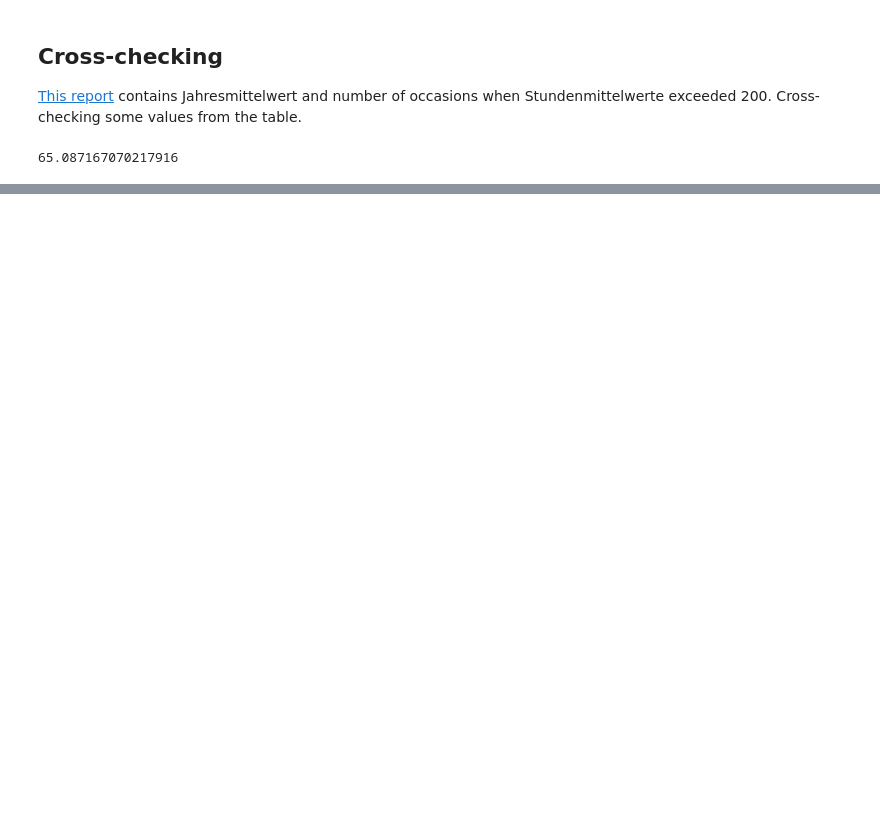
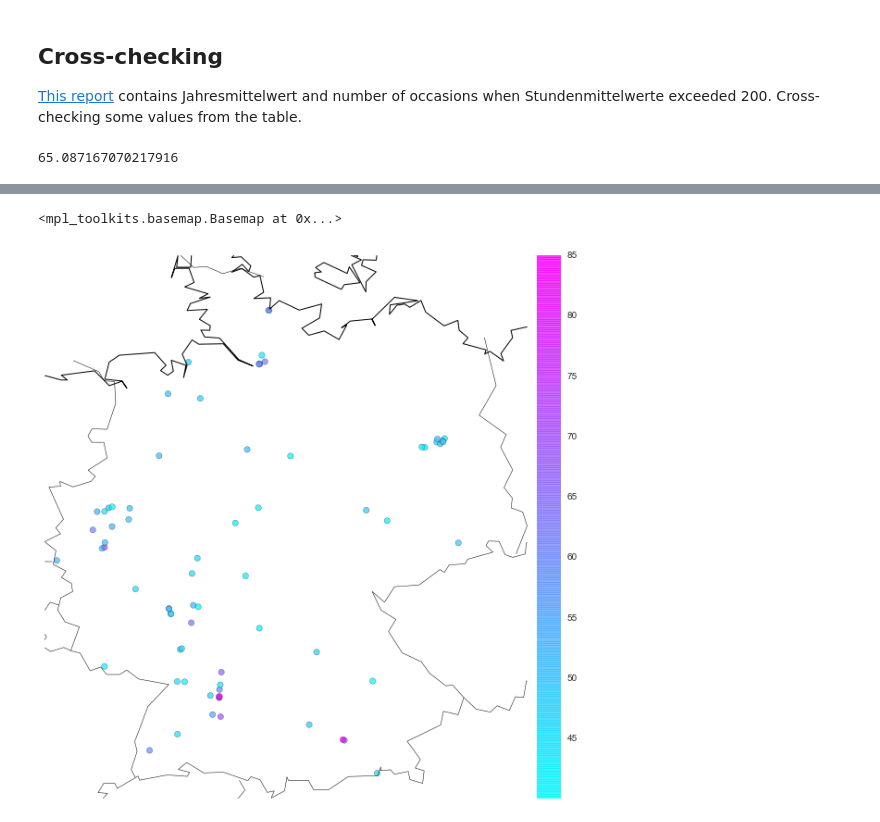
Before and after one commit to correctiv/stickoxide-notebook, a Jupyter notebook: stickoxide.ipynb, the cells around one changed output, grey strips where cells are left out. Drawn from its saved outputs; the diff is of its cells as text; code cells hidden in the pictures; blank space fills up the shorter version.

```diff
--- a/stickoxide.ipynb
+++ b/stickoxide.ipynb
@@ -97,35 +98,3 @@ stations.head()
 | 3 | DEBB004 | Cottbus-LUA | Luftmessstation | COUA | 1991-01-01 | 1991-01-01 | 2003-12-31 | ... |
 | 4 | DEBB005 | Cottbus-City (-Mitte) | Luftmessstation | COCY | 1991-01-01 | 1991-01-01 | 1997-03-31 | ... |
 5 rows × 49 columns
-# %%
-bbox = {
-  'lon': 10.45415,
-  'lat': 51.164181,
-  'll_lon': 5.86624,
-  'll_lat': 47.27021,
-  'ur_lon': 15.04205,
-  'ur_lat': 55.05814
-}
-
-def plot_map(df, vals='value'):
-    markersize = 40
-    markertype = 'o'  # pixel
-    markercolor = '#325CA9'  # blue
-    if vals is not None:
-        markercolor = df[vals].as_matrix()
-    markeralpha = .75 #  a bit of transparency
-
-    fig = plt.figure(figsize=(10,16))
-    m = Basemap(
-      projection='mill', lon_0=bbox['lon'], lat_0=bbox['lat'],
-      llcrnrlon=bbox['ll_lon'], llcrnrlat=bbox['ll_lat'],
-      urcrnrlon=bbox['ur_lon'], urcrnrlat=bbox['ur_lat'],
-      resolution='l'
-    )
-    m.drawmapboundary(fill_color='#ffffff', linewidth=.0)
-    x, y = m(df.lng.as_matrix(), df.lat.as_matrix())
-    m.drawcoastlines()
-    m.drawcountries()
-    m.scatter(x, y, markersize, marker=markertype,  cmap='cool', c=markercolor, alpha=markeralpha)
-    m.colorbar()
-    return m
@@ -235,0 +326,6 @@ plt.scatter(merged.height, merged.value)
+# %%
+df_2015 = df[df.index.year == 2015]
+mean_2015 = df_2015.groupby('Station').value.mean()
+exceeding_40 = mean_2015[mean_2015 > 40].reset_index()
+stations_exceeding_40 = exceeding_40.merge(stations, on='Station')
+stations_exceeding_40.sort_index(by='value', ascending=False)
@@ -235,0 +351,5 @@ plt.scatter(merged.height, merged.value)
+# %%
+plot_map(stations_exceeding_40, 'value')
+# %% [output]
+<mpl_toolkits.basemap.Basemap at 0x...>
+[figure, added]
```
Also changed, not shown: parts of 36 cells of this notebook, 1 other file.
